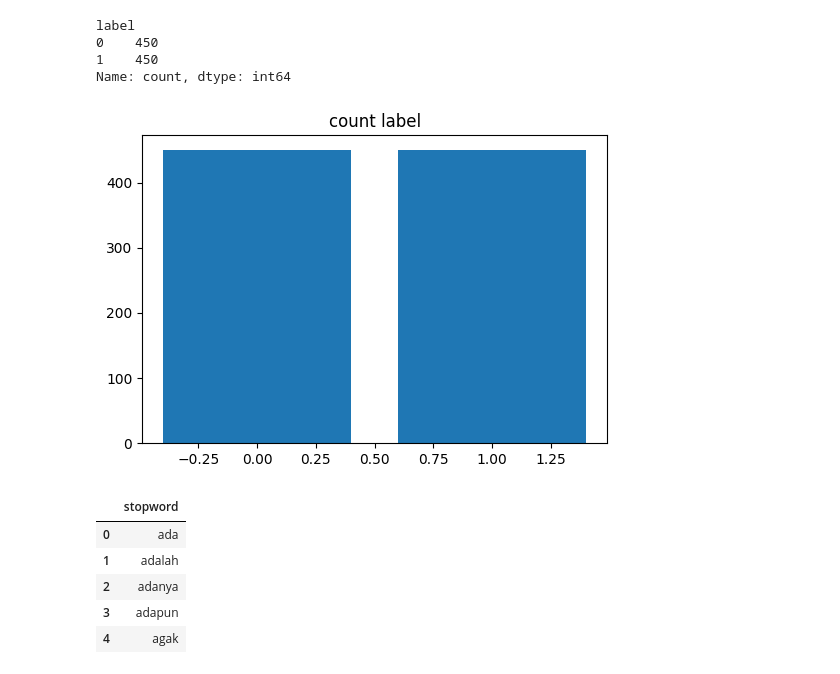
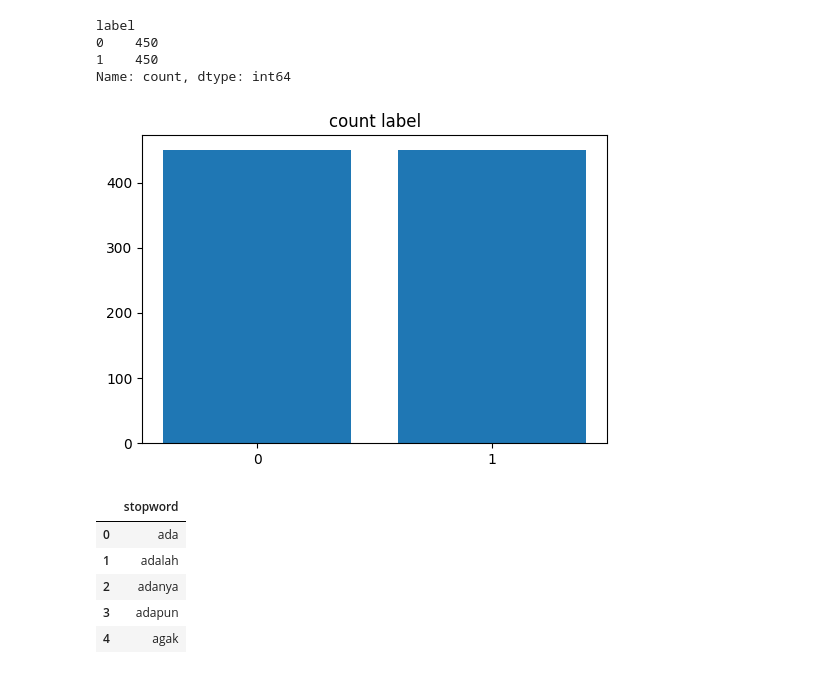
Before and after one commit to JENTARA-Jelajah-Nusantara/machine-learning, a Jupyter notebook: contoh.ipynb, the cells around one changed output. Saved outputs shown, nothing was run; the diff lists cells and outputs as text; code cells hidden in the pictures.

```diff
--- a/contoh.ipynb
+++ b/contoh.ipynb
@@ -17,7 +17,7 @@ from sklearn.metrics import classification_report, accuracy_score, confusion_mat
 
 from transformers import BertTokenizer, TFBertForSequenceClassification
 # %%
-temp_df = pd.read_csv('datasets\dataset.csv')
+temp_df = pd.read_csv(r'dataset\dataset.csv')
 temp_df.head()
 # %% [output]
 |  | Id | Sentiment | Pasangan Calon | Text Tweet |
@@ -63,10 +63,11 @@ temp_df.dropna(inplace=True)
 # %%
 plt.figure(figsize=(6,4))
 plt.bar(temp_df.label.value_counts().index, temp_df.label.value_counts().values)
 plt.title('count label')
+plt.xticks([0,1])
 plt.show()
 # %% [output]
-[figure, old version]
+[figure, new version]
 # %%
 def clean_text(text):
     # memastikan dalam bentuk string
```
Also changed, not shown: parts of 8 cells of this notebook, 5 other files.
